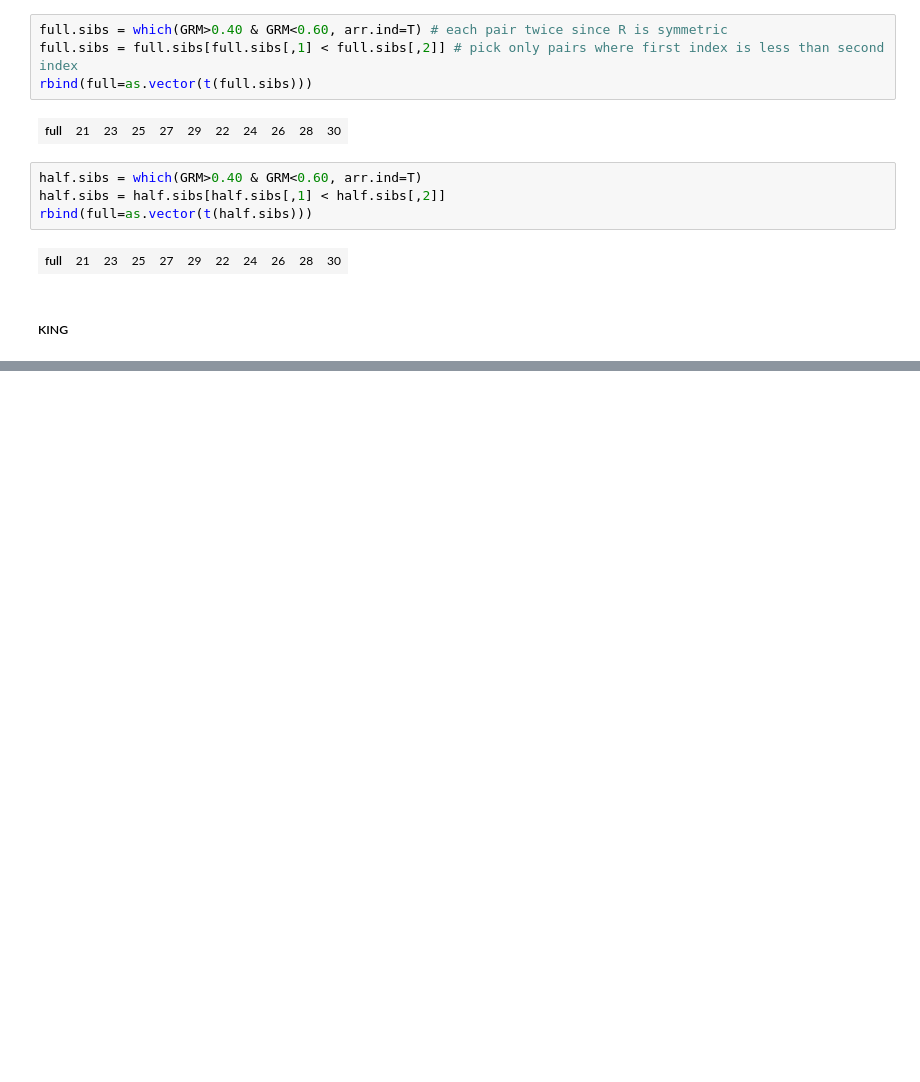
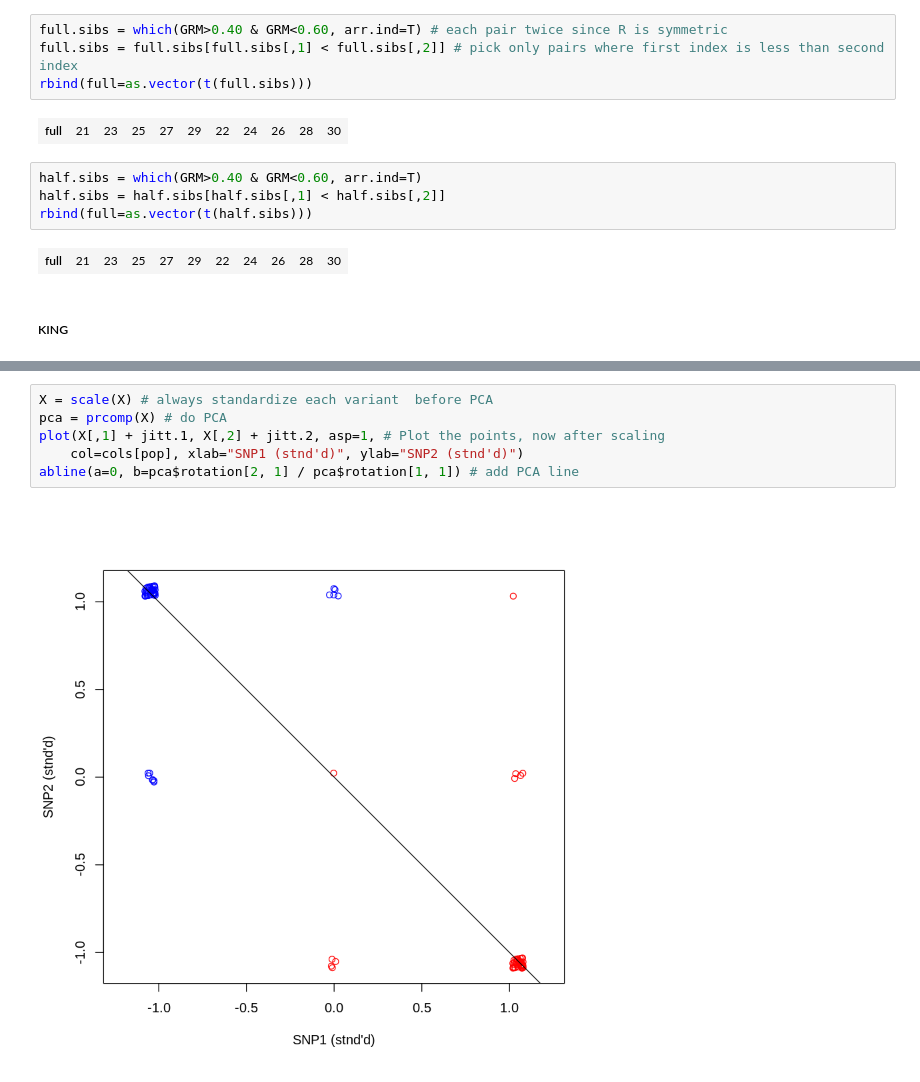
Before and after one commit to v-i-s-h/gwas-course-julia, a Jupyter notebook: r/05.ipynb, the cells around one changed output, grey strips where cells are left out. Saved outputs shown, nothing was run; the diff lists cells and outputs as text; blank space fills up the shorter version.

```diff
--- a/r/05.ipynb
+++ b/r/05.ipynb
@@ -123,0 +193,8 @@ axis(4, at=c(0, n.cols/2, n.cols),
+# %%
+X = scale(X) # always standardize each variant  before PCA
+pca = prcomp(X) # do PCA
+plot(X[,1] + jitt.1, X[,2] + jitt.2, asp=1, # Plot the points, now after scaling
+    col=cols[pop], xlab="SNP1 (stnd'd)", ylab="SNP2 (stnd'd)")
+abline(a=0, b=pca$rotation[2, 1] / pca$rotation[1, 1]) # add PCA line
+# %% [output]
+[figure, added]
```
Also changed, not shown: parts of 24 cells of this notebook.
